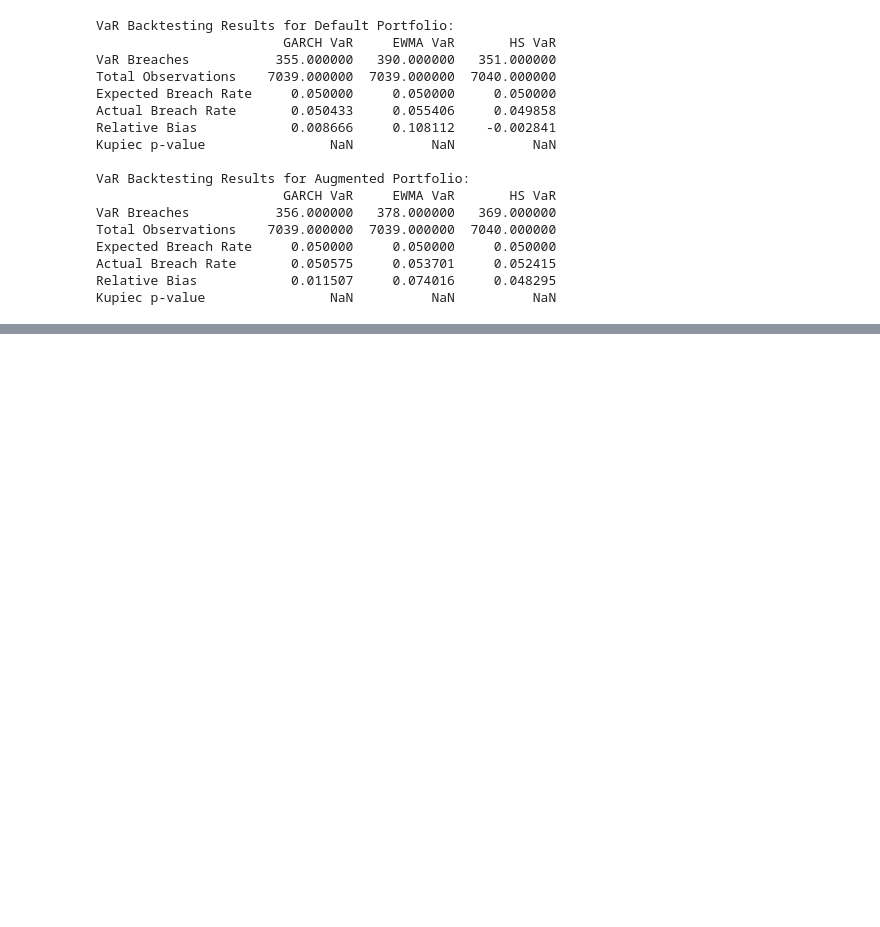
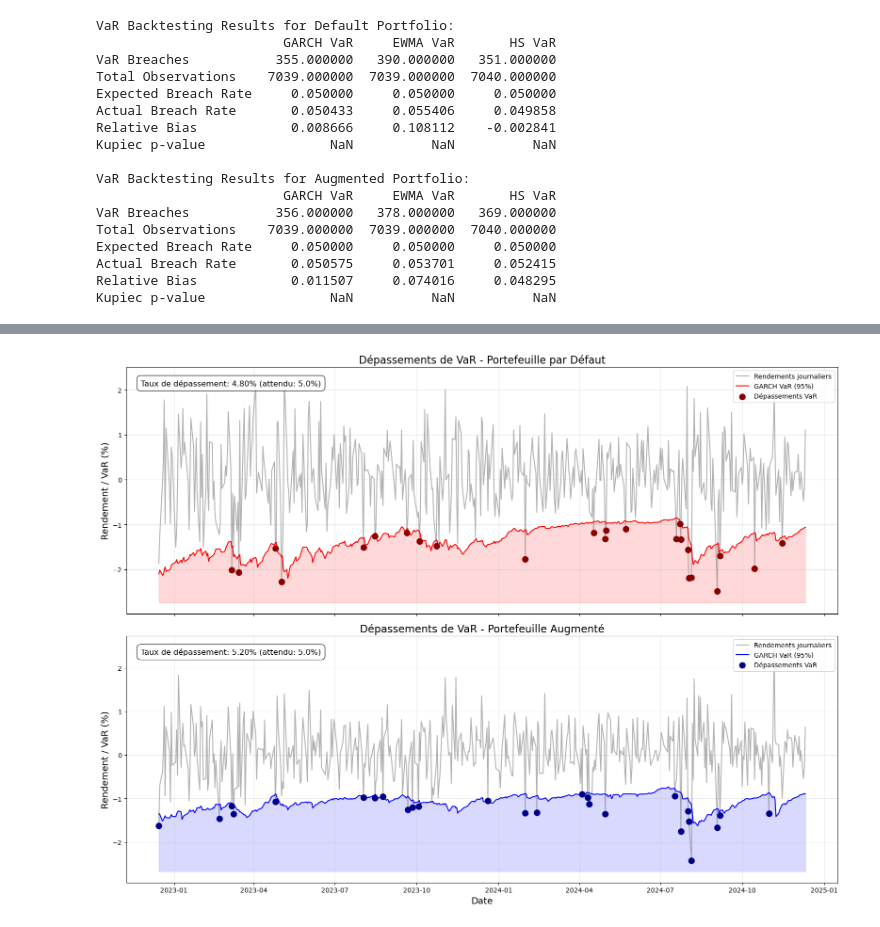
Before and after one commit to thomasmazouzi/Risk, a Jupyter notebook: Project/risk_project.ipynb, the cells around one changed output, grey strips where cells are left out. Saved outputs shown, nothing was run; the diff lists cells and outputs as text; code cells hidden in the pictures; blank space fills up the shorter version.

```diff
--- a/Project/risk_project.ipynb
+++ b/Project/risk_project.ipynb
@@ -1053,3 +1053,82 @@ Summary statistics for Default Portfolio percentage risk contributions:
 | CorpIG | 0.373511 | 0.640287 | -1.564190 | 2.232139 |
 | CorpHY | 0.000000 | 0.000000 | 0.000000 | 0.000000 |
 | Tsies | -0.633573 | 1.663702 | -4.087191 | 5.651550 |
+# %%
+# Visualisation des dépassements de VaR (VaR Breaches)
+# Ce graphique montre les moments où les rendements réels ont dépassé les limites VaR
+
+# Sélectionner une période pour l'analyse visuelle (par exemple, les 500 derniers jours)
+analysis_period = 500
+end_date = df_portfolio.index[-1]
+start_date = df_portfolio.index[-analysis_period] if len(df_portfolio) > analysis_period else df_portfolio.index[0]
+
+# Créer un DataFrame pour les rendements et les VaR sur la période d'analyse
+breach_analysis = pd.DataFrame(index=df_portfolio.loc[start_date:end_date].index)
+breach_analysis['Default Returns'] = df_portfolio.loc[start_date:end_date, 'Default Portfolio Log Return']
+breach_analysis['Augmented Returns'] = df_portfolio.loc[start_date:end_date, 'Augmented Portfolio Log Return']
+
+# Ajouter les VaR négatifs (pour comparaison avec les rendements négatifs)
+breach_analysis['GARCH_VaR_Default'] = -var_results.loc[start_date:end_date, 'GARCH_VaR_Default'] / 100
+breach_analysis['GARCH_VaR_Augmented'] = -var_results.loc[start_date:end_date, 'GARCH_VaR_Augmented'] / 100
+
+# Identifier les dépassements
+breach_analysis['Default_Breach'] = breach_analysis['Default Returns'] < breach_analysis['GARCH_VaR_Default']
+breach_analysis['Augmented_Breach'] = breach_analysis['Augmented Returns'] < breach_analysis['GARCH_VaR_Augmented']
+
+# Créer une visualisation en deux panneaux
+fig, axes = plt.subplots(2, 1, figsize=(16, 12), sharex=True)
+
+# Portefeuille par défaut
+axes[0].plot(breach_analysis.index, breach_analysis['Default Returns'] * 100, color='grey', alpha=0.6, label='Rendements journaliers')
+axes[0].plot(breach_analysis.index, breach_analysis['GARCH_VaR_Default'] * 100, color='red', linewidth=1.5, label='GARCH VaR (95%)')
+
+# Mettre en évidence les dépassements avec des points rouges
+breach_dates_default = breach_analysis[breach_analysis['Default_Breach']].index
+breach_values_default = breach_analysis.loc[breach_dates_default, 'Default Returns'] * 100
+axes[0].scatter(breach_dates_default, breach_values_default, color='darkred', s=80, label='Dépassements VaR', zorder=5)
+
+# Remplir la zone sous la courbe VaR
+axes[0].fill_between(breach_analysis.index, breach_analysis['GARCH_VaR_Default'] * 100, min(breach_analysis['Default Returns'] * 100) * 1.1, color='red', alpha=0.15)
+
+# Ajouter les titres et légendes
+axes[0].set_title('Dépassements de VaR - Portefeuille par Défaut', fontsize=16)
+axes[0].set_ylabel('Rendement / VaR (%)', fontsize=14)
+axes[0].grid(True, alpha=0.3)
+axes[0].legend(loc='upper right')
+
+# Ajouter une ligne d'annotation pour le taux de dépassement
+breach_rate_default = breach_analysis['Default_Breach'].mean() * 100
+expected_rate = 5.0  # pour VaR 95%
+axes[0].text(0.02, 0.95, f"Taux de dépassement: {breach_rate_default:.2f}% (attendu: {expected_rate:.1f}%)",
+         transform=axes[0].transAxes, fontsize=12, verticalalignment='top',
+         bbox=dict(boxstyle='round,pad=0.5', facecolor='white', alpha=0.8))
+
+# Portefeuille augmenté
+axes[1].plot(breach_analysis.index, breach_analysis['Augmented Returns'] * 100, color='grey', alpha=0.6, label='Rendements journaliers')
+axes[1].plot(breach_analysis.index, breach_analysis['GARCH_VaR_Augmented'] * 100, color='blue', linewidth=1.5, label='GARCH VaR (95%)')
+
+# Mettre en évidence les dépassements avec des points bleus
+breach_dates_augmented = breach_analysis[breach_analysis['Augmented_Breach']].index
+breach_values_augmented = breach_analysis.loc[breach_dates_augmented, 'Augmented Returns'] * 100
+axes[1].scatter(breach_dates_augmented, breach_values_augmented, color='darkblue', s=80, label='Dépassements VaR', zorder=5)
+
+# Remplir la zone sous la courbe VaR
+axes[1].fill_between(breach_analysis.index, breach_analysis['GARCH_VaR_Augmented'] * 100, min(breach_analysis['Augmented Returns'] * 100) * 1.1, color='blue', alpha=0.15)
+
+# Ajouter les titres et légendes
+axes[1].set_title('Dépassements de VaR - Portefeuille Augmenté', fontsize=16)
+axes[1].set_xlabel('Date', fontsize=14)
+axes[1].set_ylabel('Rendement / VaR (%)', fontsize=14)
+axes[1].grid(True, alpha=0.3)
+axes[1].legend(loc='upper right')
+
+# Ajouter une ligne d'annotation pour le taux de dépassement
+breach_rate_augmented = breach_analysis['Augmented_Breach'].mean() * 100
+axes[1].text(0.02, 0.95, f"Taux de dépassement: {breach_rate_augmented:.2f}% (attendu: {expected_rate:.1f}%)",
+         transform=axes[1].transAxes, fontsize=12, verticalalignment='top',
+         bbox=dict(boxstyle='round,pad=0.5', facecolor='white', alpha=0.8))
+
+plt.tight_layout()
+plt.show()
+# %% [output]
+[figure, added]
```
Also changed, not shown: parts of 7 cells of this notebook.
